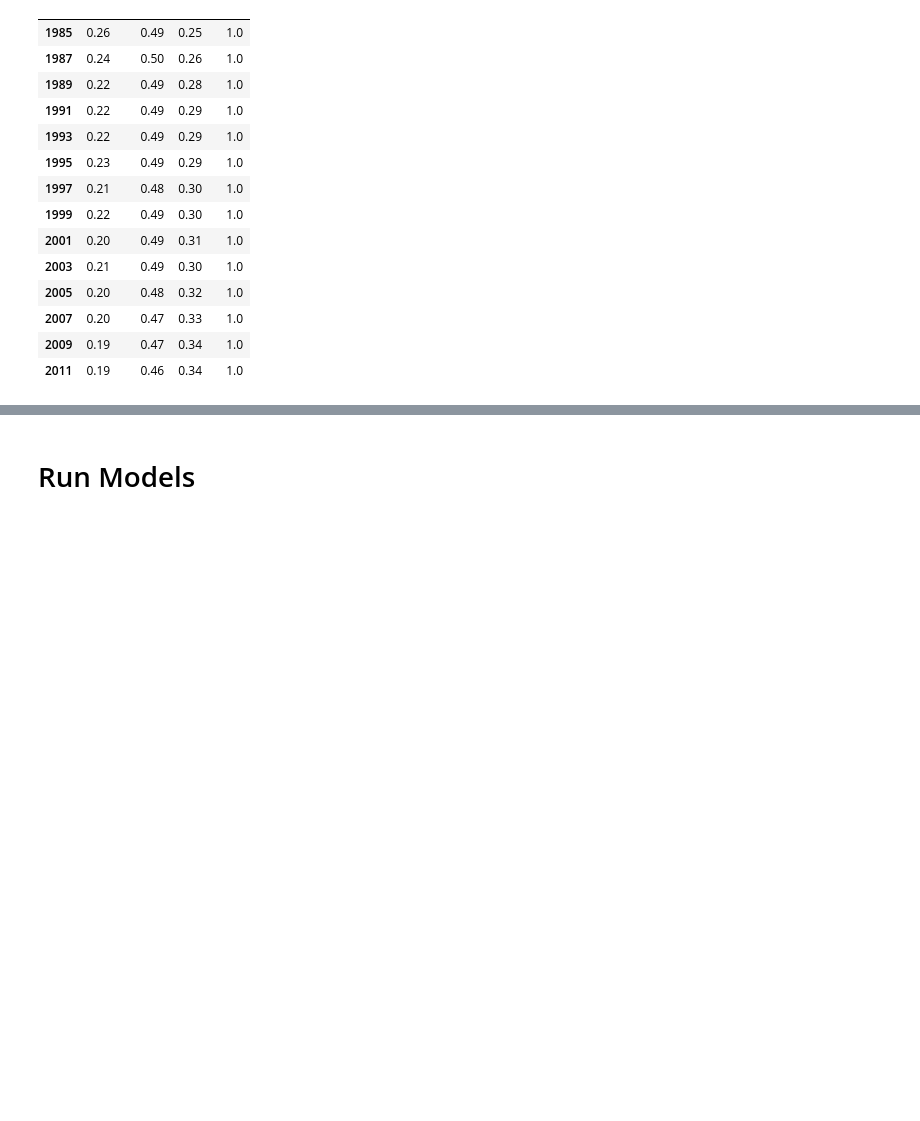
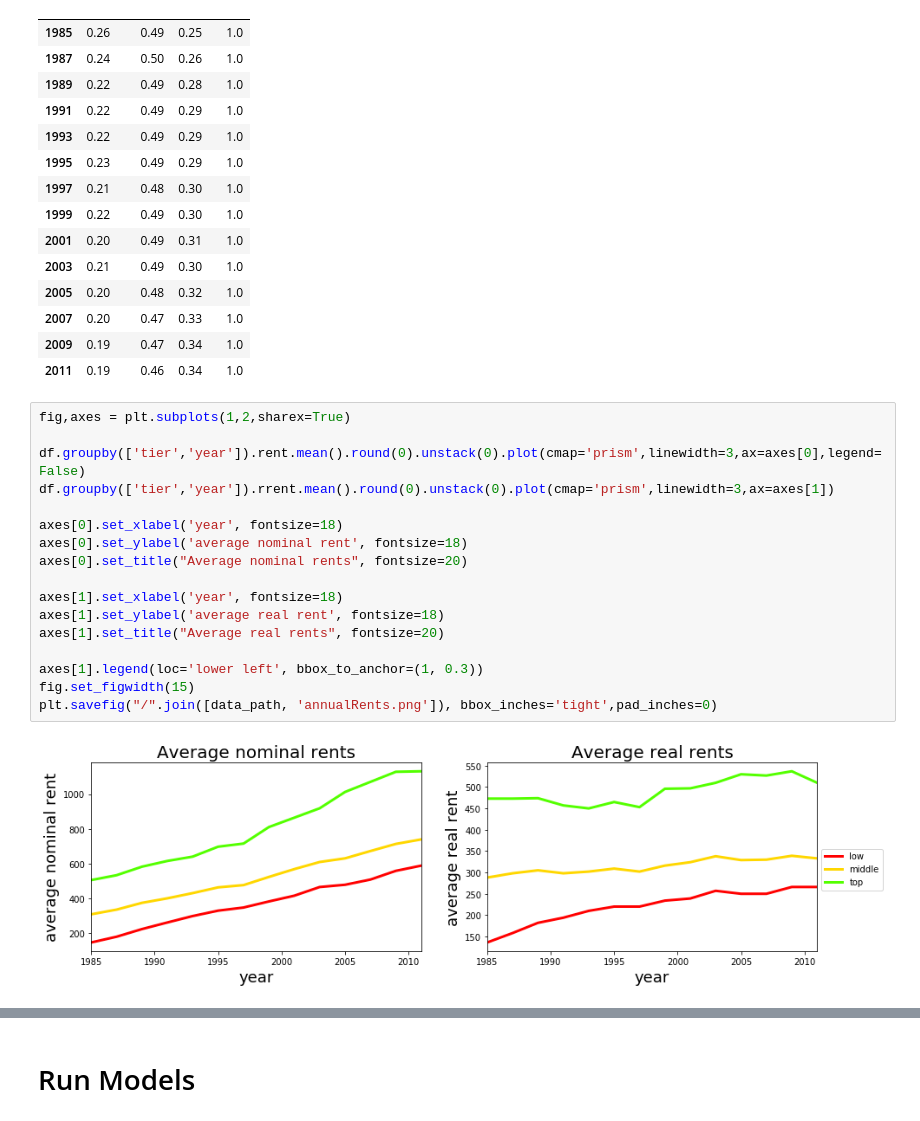
Before and after one commit to kiwiPhrases/repeatRents, a Jupyter notebook: repeatRents.ipynb, the cells around one changed output, grey strips where cells are left out. Drawn from its saved outputs; the diff is of its cells as text; blank space fills up the shorter version.

```diff
--- a/repeatRents.ipynb
+++ b/repeatRents.ipynb
@@ -425,3 +433,22 @@ np.divide(tierCounts, tierCounts.total.values.reshape(14,1)).round(2)
 | 2007 | 0.20 | 0.47 | 0.33 | 1.0 |
 | 2009 | 0.19 | 0.47 | 0.34 | 1.0 |
 | 2011 | 0.19 | 0.46 | 0.34 | 1.0 |
+# %%
+fig,axes = plt.subplots(1,2,sharex=True)
+
+df.groupby(['tier','year']).rent.mean().round(0).unstack(0).plot(cmap='prism',linewidth=3,ax=axes[0],legend=False)
+df.groupby(['tier','year']).rrent.mean().round(0).unstack(0).plot(cmap='prism',linewidth=3,ax=axes[1])
+
+axes[0].set_xlabel('year', fontsize=18)
+axes[0].set_ylabel('average nominal rent', fontsize=18)
+axes[0].set_title("Average nominal rents", fontsize=20)
+
+axes[1].set_xlabel('year', fontsize=18)
+axes[1].set_ylabel('average real rent', fontsize=18)
+axes[1].set_title("Average real rents", fontsize=20)
+
+axes[1].legend(loc='lower left', bbox_to_anchor=(1, 0.3))
+fig.set_figwidth(15)
+plt.savefig("/".join([data_path, 'annualRents.png']), bbox_inches='tight',pad_inches=0)
+# %% [output]
+[figure, added]
```
Also changed, not shown: parts of 10 cells of this notebook.
